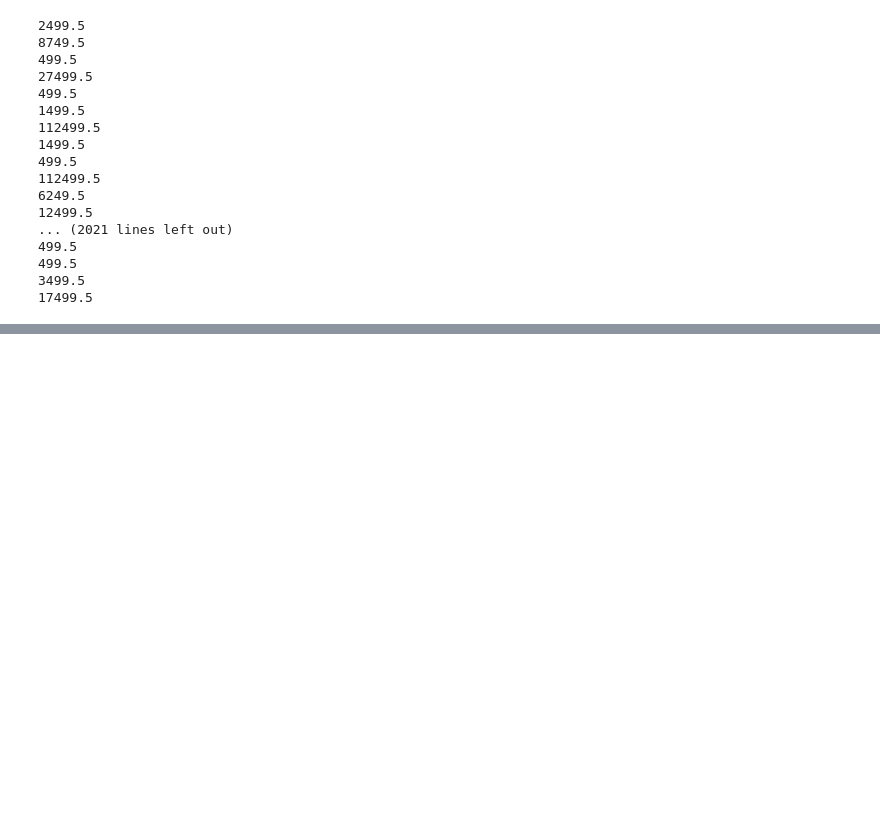
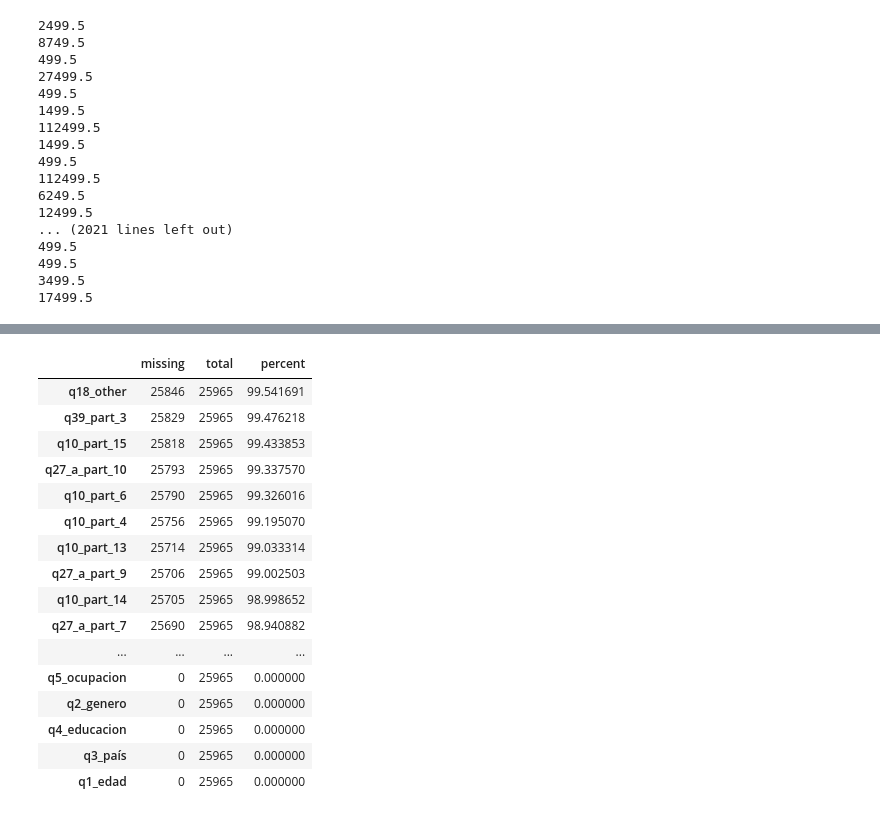
Before and after one commit to Adalab/project2-da-promo-c-modulo-2-team4, a Jupyter notebook: 03-limpieza/limpieza.ipynb, the cells around one changed output, grey strips where cells are left out. Cells and saved outputs as stored; diff of their text form; code cells hidden in the pictures; blank space fills up the shorter version.

```diff
--- a/03-limpieza/limpieza.ipynb
+++ b/03-limpieza/limpieza.ipynb
@@ -348,0 +413,22 @@ for val in df_analistas['q25_salario_limpia']:
+# %%
+pd.options.display.max_rows = None
+# %%
+df.stb.missing()
+# %% [output]
+|  | missing | total | percent |
+| q18_other | 25846 | 25965 | 99.541691 |
+| q39_part_3 | 25829 | 25965 | 99.476218 |
+| q10_part_15 | 25818 | 25965 | 99.433853 |
+| q27_a_part_10 | 25793 | 25965 | 99.337570 |
+| q10_part_6 | 25790 | 25965 | 99.326016 |
+| q10_part_4 | 25756 | 25965 | 99.195070 |
+| q10_part_13 | 25714 | 25965 | 99.033314 |
+| q27_a_part_9 | 25706 | 25965 | 99.002503 |
+| q10_part_14 | 25705 | 25965 | 98.998652 |
+| q27_a_part_7 | 25690 | 25965 | 98.940882 |
+| ... | ... | ... | ... |
+| q5_ocupacion | 0 | 25965 | 0.000000 |
+| q2_genero | 0 | 25965 | 0.000000 |
+| q4_educacion | 0 | 25965 | 0.000000 |
+| q3_país | 0 | 25965 | 0.000000 |
+| q1_edad | 0 | 25965 | 0.000000 |
```
Also changed, not shown: parts of 7 cells of this notebook, 1 other file.
